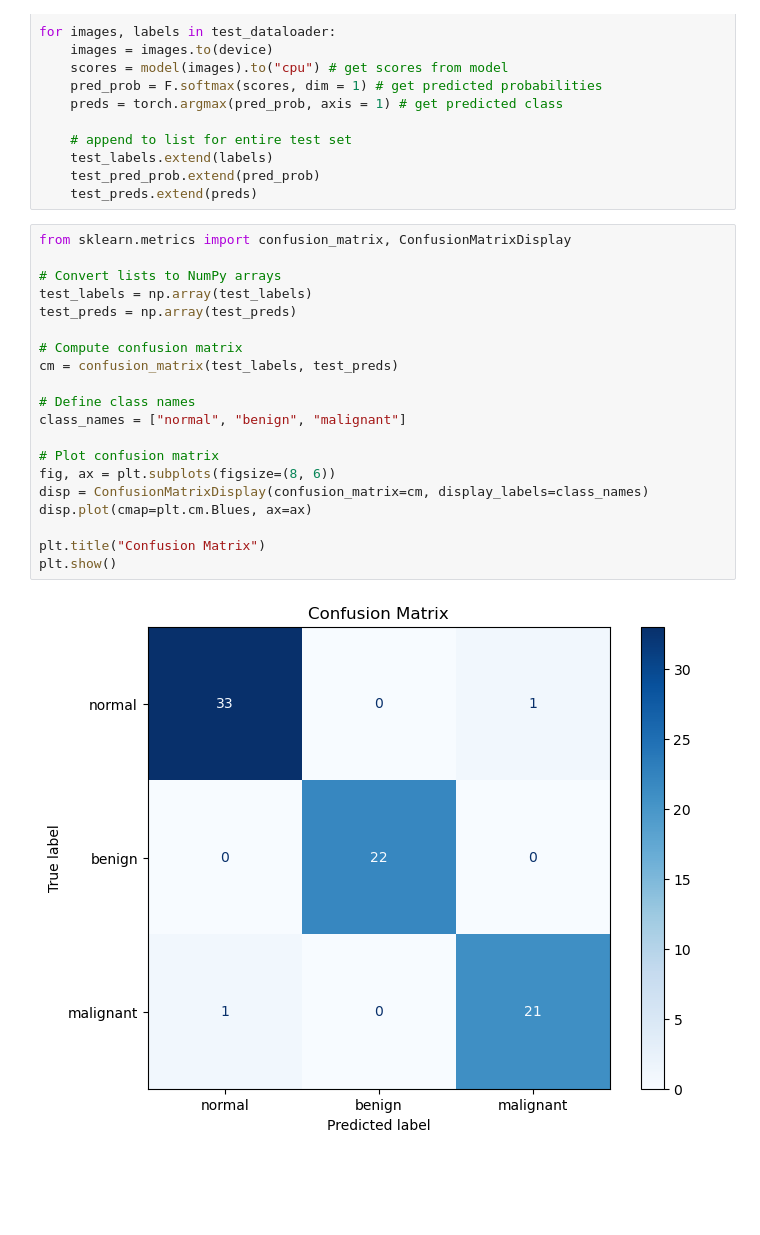
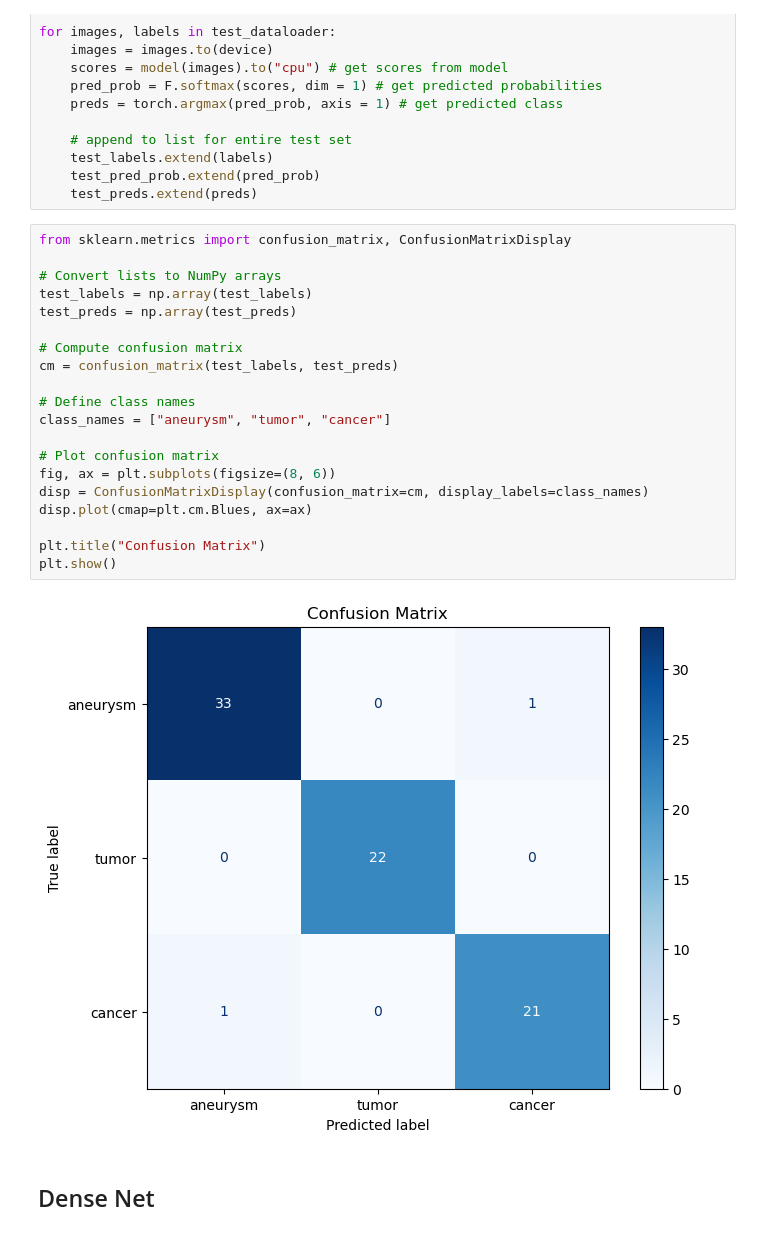
Before and after one commit to talanthier/cs273p_project, a Jupyter notebook: notebooks/brain_train.ipynb, the cells around one changed output. Saved outputs shown, nothing was run; the diff lists cells and outputs as text; blank space fills up the shorter version.

```diff
--- a/notebooks/brain_train.ipynb
+++ b/notebooks/brain_train.ipynb
@@ -240,22 +242,24 @@ for images, labels in test_dataloader:
 # %%
 from sklearn.metrics import confusion_matrix, ConfusionMatrixDisplay
 
 # Convert lists to NumPy arrays
 test_labels = np.array(test_labels)
 test_preds = np.array(test_preds)
 
 # Compute confusion matrix
 cm = confusion_matrix(test_labels, test_preds)
 
 # Define class names
-class_names = ["normal", "benign", "malignant"]
+class_names = ["aneurysm", "tumor", "cancer"]
 
 # Plot confusion matrix
 fig, ax = plt.subplots(figsize=(8, 6))
 disp = ConfusionMatrixDisplay(confusion_matrix=cm, display_labels=class_names)
 disp.plot(cmap=plt.cm.Blues, ax=ax)
 
 plt.title("Confusion Matrix")
 plt.show()
 # %% [output]
-[figure, old version]
+[figure, new version]
+# %% [markdown]
+## Dense Net
```
Also changed, not shown: parts of 7 cells of this notebook, 1 other file.
